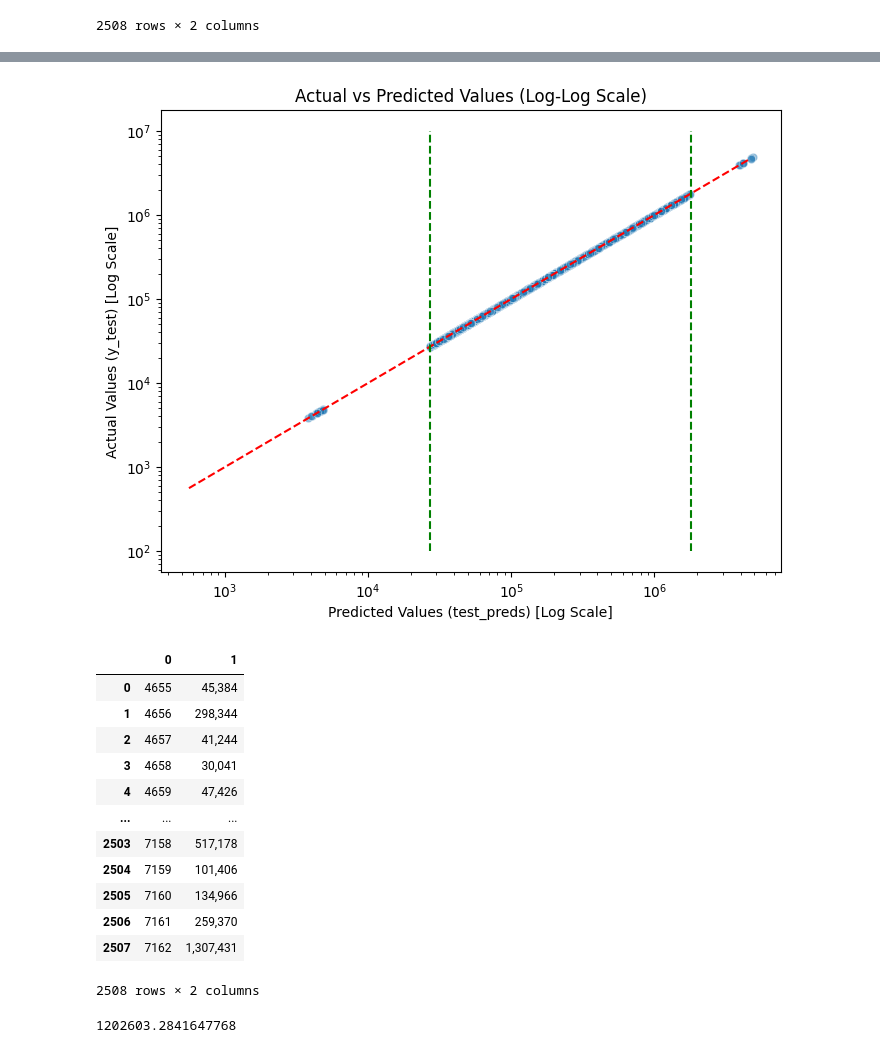
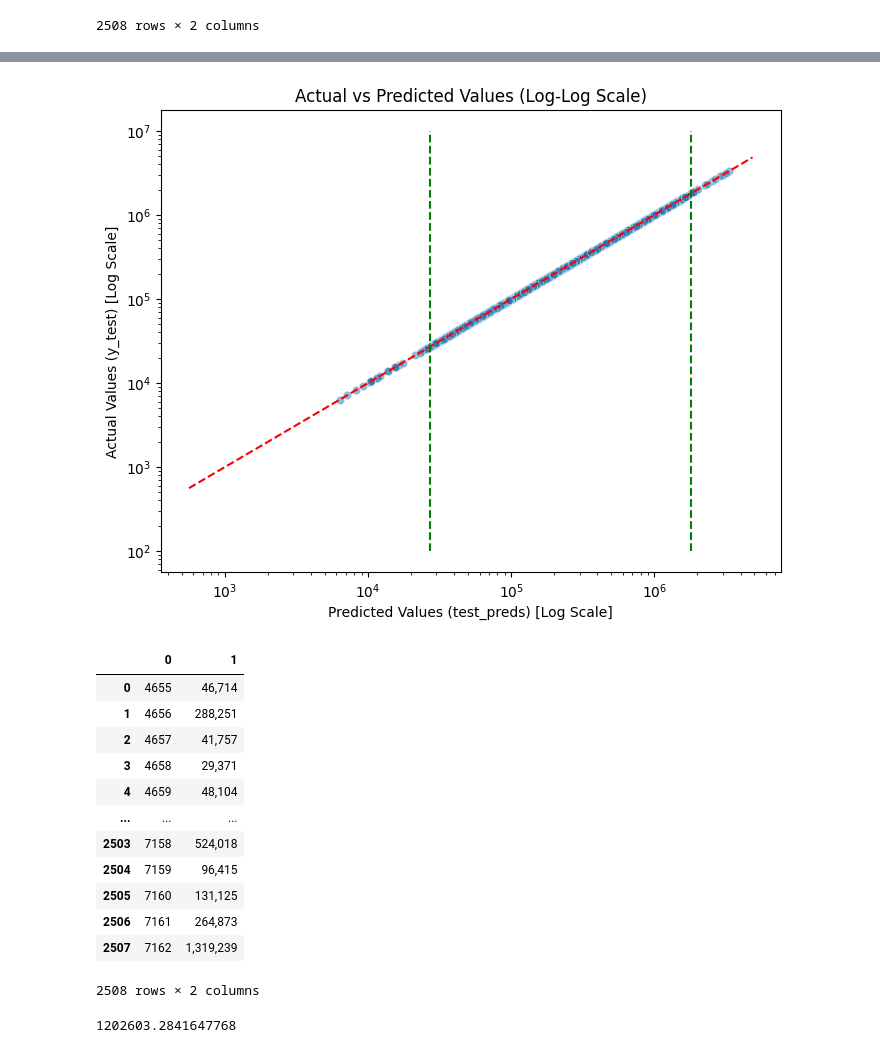
Before and after one commit to hikaru122700/past-kaggle-competition, a Jupyter notebook: 042.ipynb, the cells around one changed output, grey strips where cells are left out. Saved outputs shown, nothing was run; the diff lists cells and outputs as text; code cells hidden in the pictures.

```diff
--- a/042.ipynb
+++ b/042.ipynb
@@ -65,11 +65,11 @@ from catboost import CatBoostClassifier
 # %%
 path  = "/content/drive/My Drive/signate/SMBC Group GREEN×DATA Challenge 2024/"
 # 予測モデルを訓練するためのデータセット
-train_df = pd.read_csv(path+'train_all_df.csv', index_col=0)
+train_df = pd.read_csv(path+'train_df_42.csv', index_col=0)
 
 train_df.drop("GHG_Direct_Emissions_14_in_metric_tons", axis=1, inplace=True)
 # 予測モデルに推論（予測)させるデータセット
-test_df = pd.read_csv(path+'test_all_df.csv', index_col=0)
+test_df = pd.read_csv(path+'test_df_42.csv', index_col=0)
 # %%
 # すべての列を表示するように設定
 pd.set_option('display.max_columns', None)
@@ -523,18 +522,21 @@ test_preds.max(), train_preds.min()
+# %%
+after_test_preds = test_preds.copy()
+after_train_preds = train_preds.copy()
 # %%
 
-def after_times(test_preds):
-    preds = test_preds.copy()
-    low_standard = 10.2-np.log1p(preds.min())
-    higt_standard = np.log1p(preds.max())-14.4
-    for i in range(len(test_preds)):
-        if preds[i] < np.expm1(10.2):
-            preds[i] -= np.expm1(np.log1p(preds[i])*100/102)
-        elif preds[i] > np.expm1(14.4):
-            preds[i] += np.expm1(np.log1p(preds[i])*100/99)
+# def after_times(test_preds):
+#     preds = test_preds.copy()
+#     low_standard = 10.2-np.log1p(preds.min())
+#     higt_standard = np.log1p(preds.max())-14.4
+#     for i in range(len(test_preds)):
+#         if preds[i] < np.expm1(10.2):
+#             preds[i] -= np.expm1(np.log1p(preds[i])*100/102)
+#         elif preds[i] > np.expm1(14.4):
+#             preds[i] += np.expm1(np.log1p(preds[i])*100/99)
 
-    return preds
-after_test_preds = after_times(test_preds)
-after_train_preds = after_times(train_preds)
+#     return preds
+# after_test_preds = after_times(test_preds)
+# after_train_preds = after_times(train_preds)
 # %%
 submit = pd.read_csv(path+'sample_submission.csv',  header = None)
 submit
@@ -585,24 +587,24 @@ plt.plot([np.expm1(10.2), np.expm1(10.2)], [10**2, 10**7], 'g--')
 plt.plot([np.expm1(14.4), np.expm1(14.4)], [10**2, 10**7], 'g--')
 plt.show()
 # %% [output]
-[figure, old version]
+[figure, new version]
 # %%
 submit [ 1 ]  =  after_test_preds
-submit.to_csv('SMBC_41.csv', index = False)
+submit.to_csv('SMBC_43.csv', index = False)
 submit
 # %% [output]
 |  | 0 | 1 |
-| 0 | 4655 | 45,384 |
-| 1 | 4656 | 298,344 |
-| 2 | 4657 | 41,244 |
-| 3 | 4658 | 30,041 |
-| 4 | 4659 | 47,426 |
+| 0 | 4655 | 46,714 |
+| 1 | 4656 | 288,251 |
+| 2 | 4657 | 41,757 |
+| 3 | 4658 | 29,371 |
+| 4 | 4659 | 48,104 |
 | ... | ... | ... |
-| 2503 | 7158 | 517,178 |
-| 2504 | 7159 | 101,406 |
-| 2505 | 7160 | 134,966 |
-| 2506 | 7161 | 259,370 |
-| 2507 | 7162 | 1,307,431 |
+| 2503 | 7158 | 524,018 |
+| 2504 | 7159 | 96,415 |
+| 2505 | 7160 | 131,125 |
+| 2506 | 7161 | 264,873 |
+| 2507 | 7162 | 1,319,239 |
 2508 rows × 2 columns
 # %%
 np.expm1(14)
```
Also changed, not shown: parts of 24 cells of this notebook.
